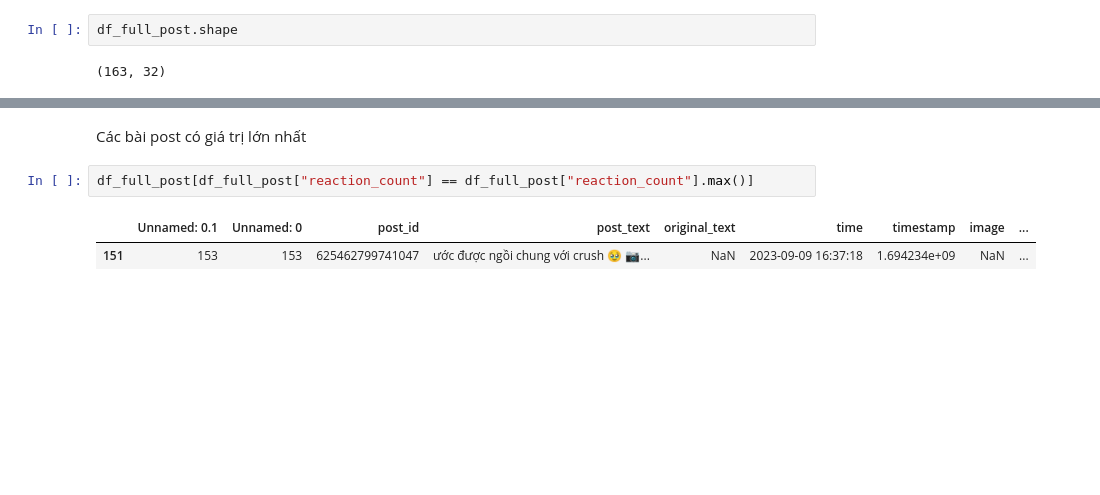
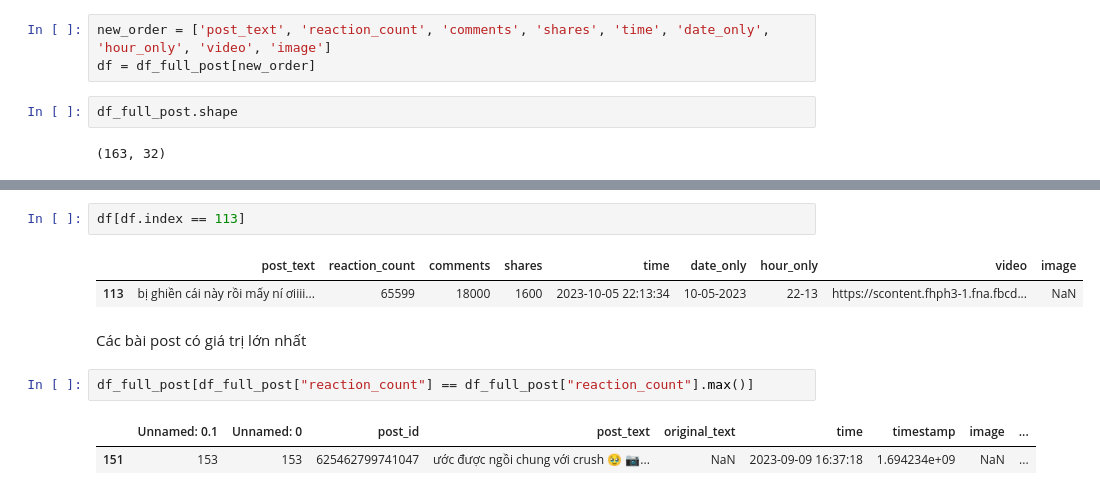
Before and after one commit to NguyenPhuongDng/final_project, a Jupyter notebook: Data/Analyze_data.ipynb, the cells around one changed output, grey strips where cells are left out. Drawn from its saved outputs; the diff is of its cells as text; blank space fills up the shorter version.

```diff
--- a/Data/Analyze_data.ipynb
+++ b/Data/Analyze_data.ipynb
@@ -18,6 +18,9 @@ df_full_post.head()
 | 3 | 5 | 5 | 663050329315627 | Lại bảo dễ đi :)) | NaN | 2023-11-18 18:05:08 | 1.700288e+09 | https://scontent.fhph3-1.fna.fbcd... | ... |
 | 4 | 6 | 6 | 663017269318933 | hình ảnh tui mỗi sáng =)) | NaN | 2023-11-18 16:30:24 | 1.700282e+09 | NaN | ... |
 5 rows × 32 columns
+# %%
+new_order = ['post_text', 'reaction_count', 'comments', 'shares', 'time', 'date_only', 'hour_only', 'video', 'image']
+df = df_full_post[new_order]
 # %%
 df_full_post.shape
 # %% [output]
@@ -41,3 +40,8 @@ Timestamp('2023-10-04 02:00:58')
+# %%
+df[df.index == 113]
+# %% [output]
+|  | post_text | reaction_count | comments | shares | time | date_only | hour_only | video | image |
+| 113 | bị ghiền cái này rồi mấy ní ơiiii... | 65599 | 18000 | 1600 | 2023-10-05 22:13:34 | 10-05-2023 | 22-13 | https://scontent.fhph3-1.fna.fbcd... | NaN |
 # %% [markdown]
 Các bài post có giá trị lớn nhất
 # %%
```
Also changed, not shown: parts of 14 cells of this notebook, 2 other files.
